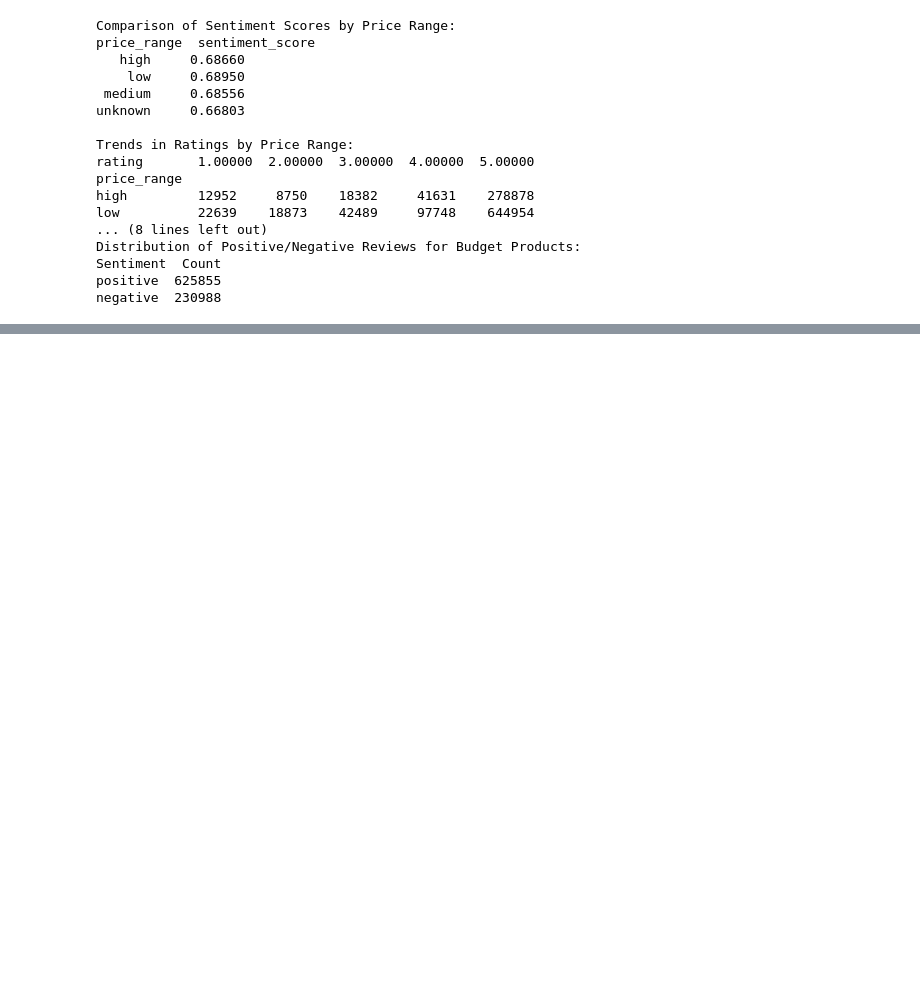
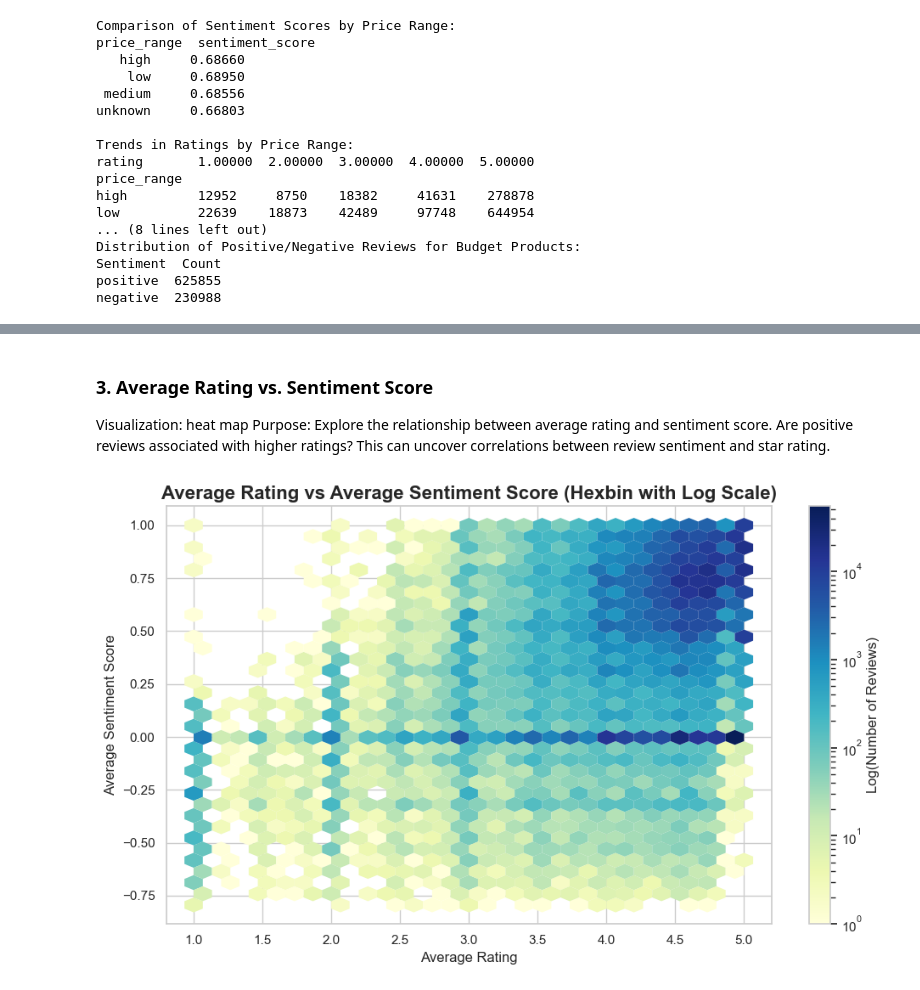
Before and after one commit to mitanshm680/Sentiment-Analysis---Amazon-Product-Reviews, a Jupyter notebook: sentiment.ipynb, the cells around one changed output, grey strips where cells are left out. Saved outputs shown, nothing was run; the diff lists cells and outputs as text; code cells hidden in the pictures; blank space fills up the shorter version.

```diff
--- a/sentiment.ipynb
+++ b/sentiment.ipynb
@@ -996,0 +1210,50 @@ negative  230988
+# %% [markdown]
+### 3. Average Rating vs. Sentiment Score
+Visualization: heat map
+Purpose: Explore the relationship between average rating and sentiment score. Are positive reviews associated with higher ratings? This can uncover correlations between review sentiment and star rating.
+# %%
+import json
+import matplotlib.pyplot as plt
+import numpy as np
+import seaborn as sns
+
+# Load the data
+data_file = 'cleaned_metadata.jsonl'
+
+# Pre-allocate lists for average ratings and average sentiment scores
+avg_ratings = []
+avg_sentiment_scores = []
+
+# Use list comprehension to extract the data more efficiently
+with open(data_file, 'r') as f:
+    for line in f:
+        album = json.loads(line)
+        # Extract the average rating and average sentiment score for each album
+        avg_ratings.append(album['average_rating'])
+        avg_sentiment_scores.append(album['average_sentiment_score'])
+
+# Convert to numpy arrays for faster calculations
+avg_ratings = np.array(avg_ratings)
+avg_sentiment_scores = np.array(avg_sentiment_scores)
+
+# Set Seaborn style for aesthetics
+sns.set(style="whitegrid", palette="muted")
+
+# Create hexbin plot with logarithmic scaling of the color bar
+plt.figure(figsize=(10, 6))
+hb = plt.hexbin(avg_ratings, avg_sentiment_scores, gridsize=30, cmap='YlGnBu', edgecolors='none', bins='log')
+
+# Add a color bar to indicate the number of reviews with log scale
+cb = plt.colorbar(hb)
+cb.set_label('Log(Number of Reviews)')
+
+# Customizing the title and labels
+plt.title('Average Rating vs Average Sentiment Score (Hexbin with Log Scale)', fontsize=16, weight='bold')
+plt.xlabel('Average Rating', fontsize=12)
+plt.ylabel('Average Sentiment Score', fontsize=12)
+
+# Show the plot
+plt.tight_layout()
+plt.show()
+# %% [output]
+[figure, added]
```
Also changed, not shown: parts of 14 cells of this notebook.
